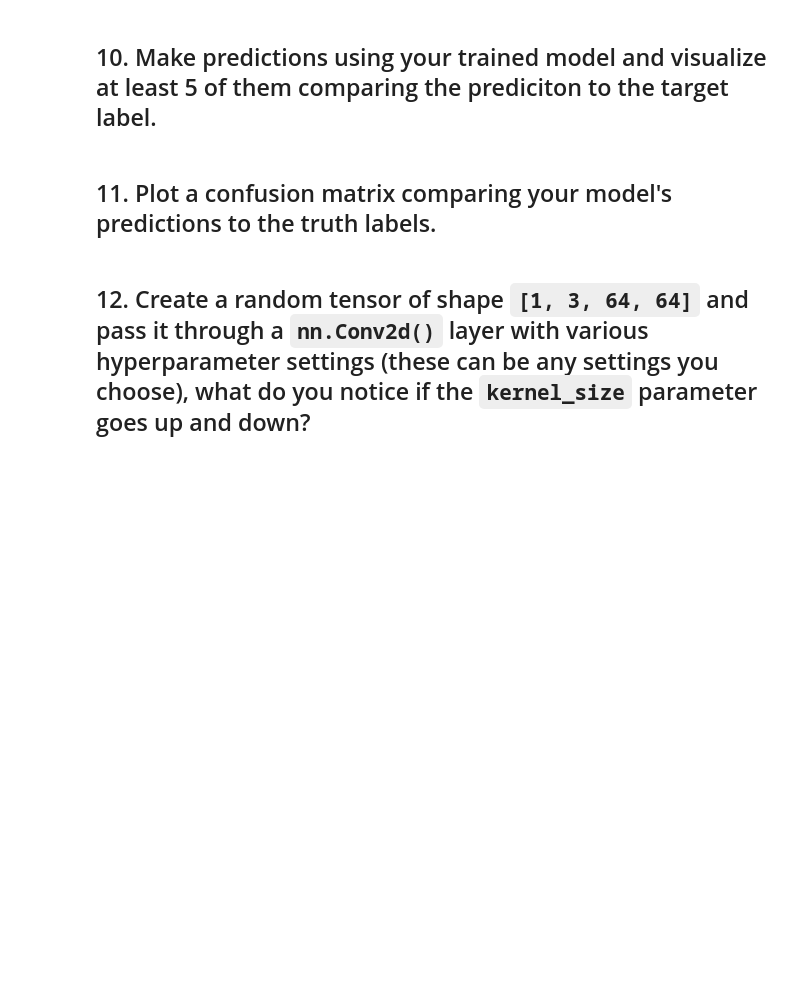
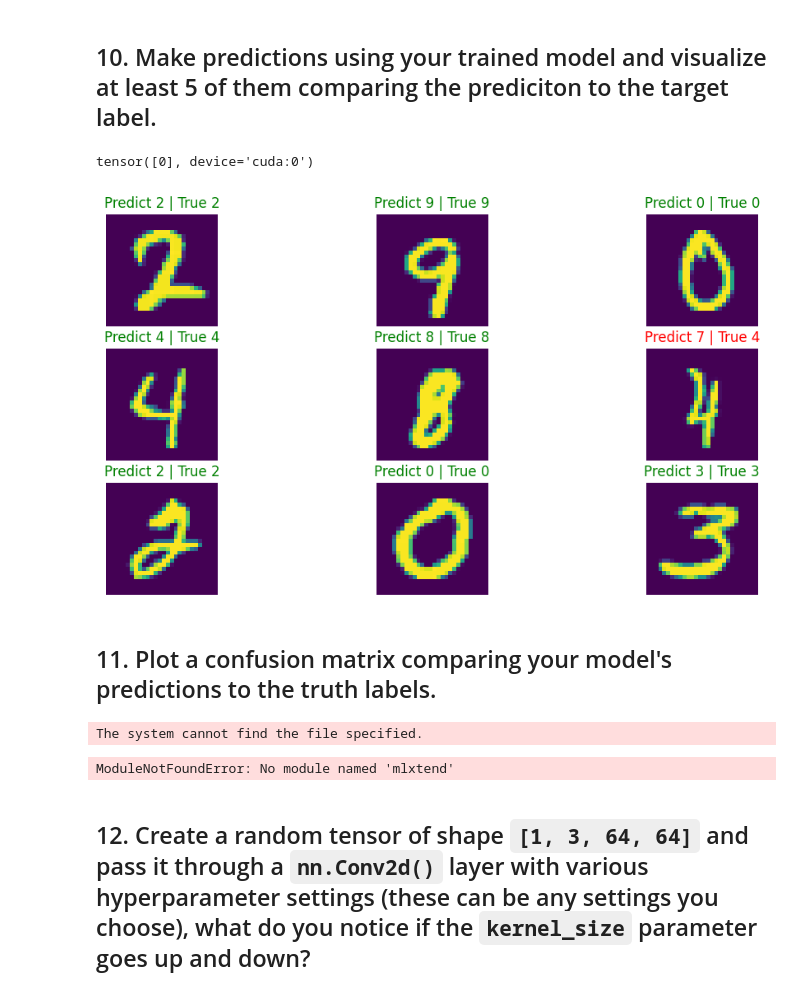
Before and after one commit to nguynlb/DataScience, a Jupyter notebook: Pytorch/Exercise/03/03_pytorch_computer_vision_exercises.ipynb, the cells around one changed output. Saved outputs shown, nothing was run; the diff lists cells and outputs as text; code cells hidden in the pictures; blank space fills up the shorter version.

```diff
--- a/Pytorch/Exercise/03/03_pytorch_computer_vision_exercises.ipynb
+++ b/Pytorch/Exercise/03/03_pytorch_computer_vision_exercises.ipynb
@@ -341,13 +341,55 @@ Total time training on cuda: 70.4154
 # %% [markdown]
 ## 10. Make predictions using your trained model and visualize at least 5 of them comparing the prediciton to the target label.
 # %%
-def make_prediction(model, images, true_label):
+def make_prediction(model, images):
     model.eval()
     with torch.inference_mode():
+        images = images.to(args.device).type(torch.float)
 
-        y_pred = model(images)
+        y_prob = model(images)
+
+        y_pred = y_prob.argmax(dim=1)
+
+    return y_pred
+# %%
+make_prediction(model_0, train_data.data[1:2].unsqueeze(dim=1))
+# %% [output]
+tensor([0], device='cuda:0')
+# %%
+plt.figure(figsize=(12, 6))
+n_rows, n_cols = 3, 3
+
+idx = torch.randperm(len(test_data.data))[:10]
+
+samples_image, samples_labels = test_data.data[idx], test_data.targets[idx]
+predict_labels = make_prediction(model_0, samples_image.unsqueeze(dim=1))
+
+for i in range(n_rows * n_cols):
+    predict, true = predict_labels[i], samples_labels[i]
+    plt.subplot(n_rows, n_cols, i + 1)
+    plt.imshow(samples_image[i], cmap='gray')
+    plt.axis(False)
+    if predict == true:
+        plt.title(f"Predict {predict} | True {true}", c='g')
+    else:
+        plt.title(f"Predict {predict} | True {true}", c='r')
+# %% [output]
+[figure, added]
 # %% [markdown]
 ## 11. Plot a confusion matrix comparing your model's predictions to the truth labels.
+# %%
+# See if torchmetrics exists, if not, install it
+try:
+    import torchmetrics, mlxtend
+    print(f"mlxtend version: {mlxtend.__version__}")
+    assert int(mlxtend.__version__.split(".")[1]) >= 19, "mlxtend verison should be 0.19.0 or higher"
+except:
+    !pip install -q torchmetrics -U mlxtend # <- Note: If you're using Google Colab, this may require restarting the runtime
+    import torchmetrics, mlxtend
+    print(f"mlxtend version: {mlxtend.__version__}")
+# %% [output]
+The system cannot find the file specified.
+ModuleNotFoundError: No module named 'mlxtend'
 # %% [markdown]
 ## 12. Create a random tensor of shape `[1, 3, 64, 64]` and pass it through a `nn.Conv2d()` layer with various hyperparameter settings (these can be any settings you choose), what do you notice if the `kernel_size` parameter goes up and down?
 # %% [markdown]
```
Also changed, not shown: parts of 1 cell of this notebook, 1 other file.
